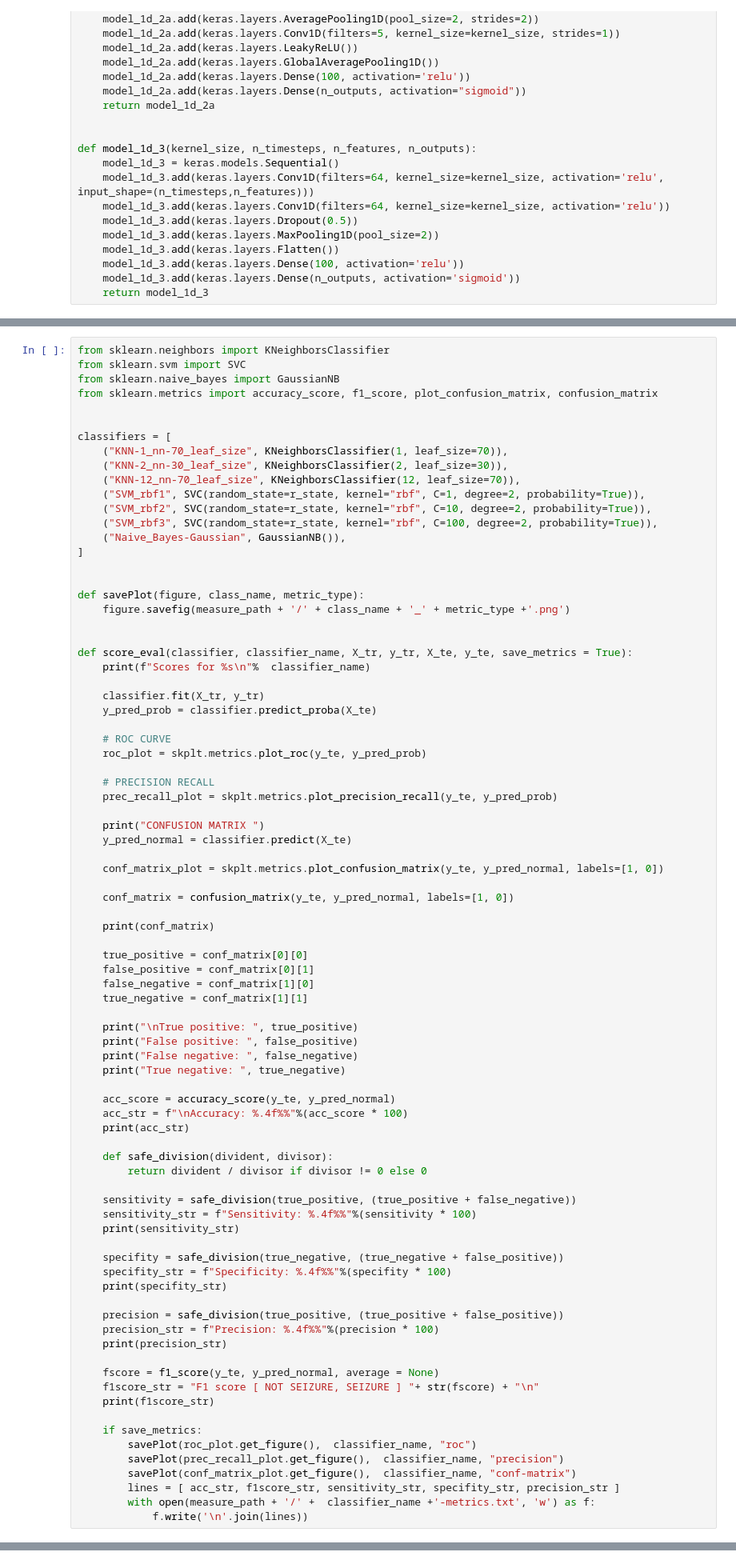
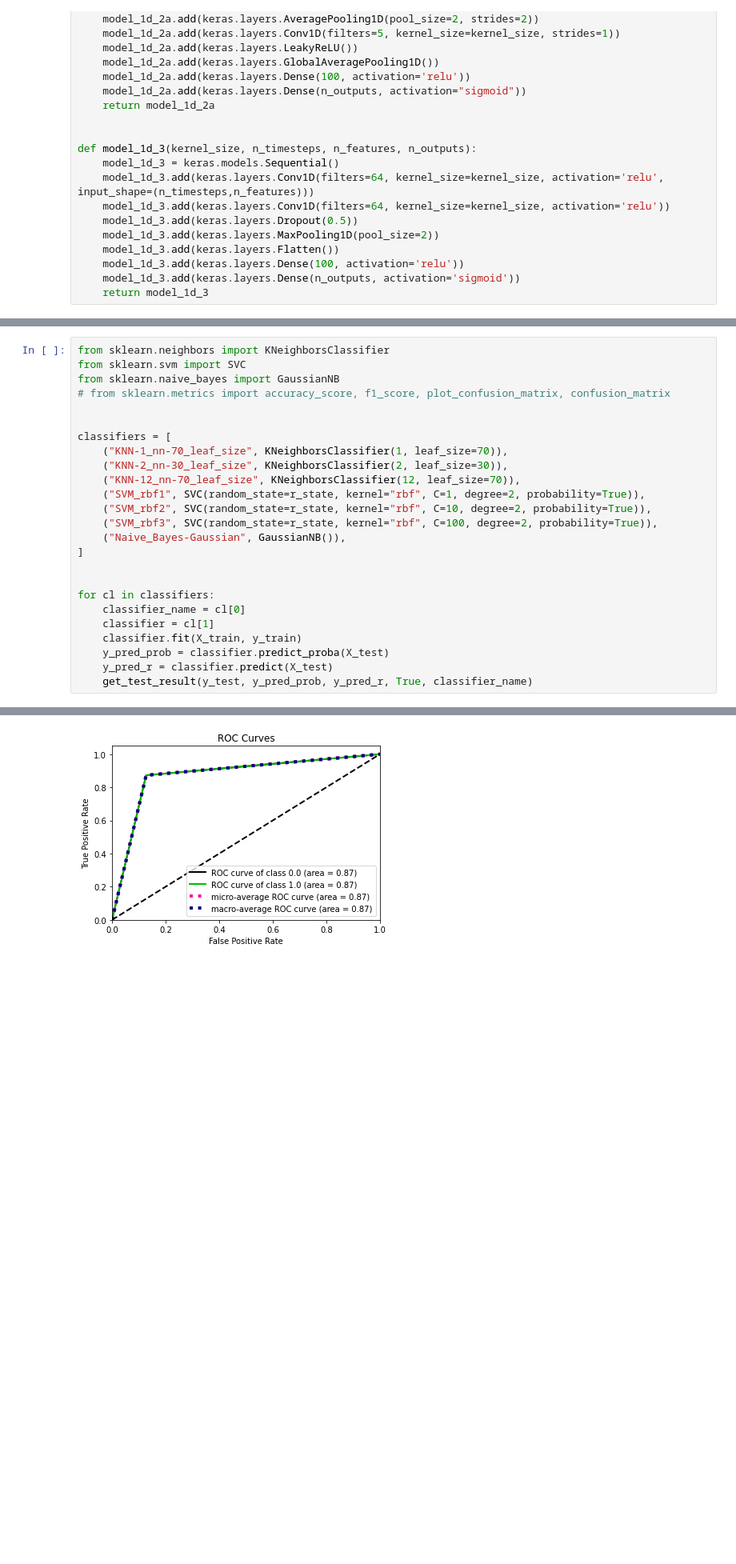
Before and after one commit to dom-zawrotny/dom-zawrotny, a Jupyter notebook: pracaMagisterska.ipynb, the cells around one changed output, grey strips where cells are left out. Shown at 80% size. Cells and saved outputs as stored; diff of their text form; blank space fills up the shorter version.

```diff
--- a/pracaMagisterska.ipynb
+++ b/pracaMagisterska.ipynb
@@ -621,7 +599,7 @@ F1 score [ NOT SEIZURE, SEIZURE ] [0.90617284 0.83549784]
 from sklearn.neighbors import KNeighborsClassifier
 from sklearn.svm import SVC
 from sklearn.naive_bayes import GaussianNB
-from sklearn.metrics import accuracy_score, f1_score, plot_confusion_matrix, confusion_matrix
+# from sklearn.metrics import accuracy_score, f1_score, plot_confusion_matrix, confusion_matrix
 
 
 classifiers = [
@@ -635,68 +613,11 @@ classifiers = [
 ]
 
 
-def savePlot(figure, class_name, metric_type):
-    figure.savefig(measure_path + '/' + class_name + '_' + metric_type +'.png')
-
-
-def score_eval(classifier, classifier_name, X_tr, y_tr, X_te, y_te, save_metrics = True):
-    print(f"Scores for %s\n"%  classifier_name)
-
-    classifier.fit(X_tr, y_tr)
-    y_pred_prob = classifier.predict_proba(X_te)
-
-    # ROC CURVE
-    roc_plot = skplt.metrics.plot_roc(y_te, y_pred_prob)
-
-    # PRECISION RECALL
-    prec_recall_plot = skplt.metrics.plot_precision_recall(y_te, y_pred_prob)
-
-    print("CONFUSION MATRIX ")
-    y_pred_normal = classifier.predict(X_te)
-
-    conf_matrix_plot = skplt.metrics.plot_confusion_matrix(y_te, y_pred_normal, labels=[1, 0])
-
-    conf_matrix = confusion_matrix(y_te, y_pred_normal, labels=[1, 0])
-
-    print(conf_matrix)
-
-    true_positive = conf_matrix[0][0]
-    false_positive = conf_matrix[0][1]
-    false_negative = conf_matrix[1][0]
-    true_negative = conf_matrix[1][1]
-
-    print("\nTrue positive: ", true_positive)
-    print("False positive: ", false_positive)
-    print("False negative: ", false_negative)
-    print("True negative: ", true_negative)
-
-    acc_score = accuracy_score(y_te, y_pred_normal)
-    acc_str = f"\nAccuracy: %.4f%%"%(acc_score * 100)
-    print(acc_str)
-
-    def safe_division(divident, divisor):
-        return divident / divisor if divisor != 0 else 0
-
-    sensitivity = safe_division(true_positive, (true_positive + false_negative))
-    sensitivity_str = f"Sensitivity: %.4f%%"%(sensitivity * 100)
-    print(sensitivity_str)
-
-    specifity = safe_division(true_negative, (true_negative + false_positive))
-    specifity_str = f"Specificity: %.4f%%"%(specifity * 100)
-    print(specifity_str)
-
-    precision = safe_division(true_positive, (true_positive + false_positive))
-    precision_str = f"Precision: %.4f%%"%(precision * 100)
-    print(precision_str)
-
-    fscore = f1_score(y_te, y_pred_normal, average = None)
-    f1score_str = "F1 score [ NOT SEIZURE, SEIZURE ] "+ str(fscore) + "\n"
-    print(f1score_str)
-
-    if save_metrics:
-        savePlot(roc_plot.get_figure(),  classifier_name, "roc")
-        savePlot(prec_recall_plot.get_figure(),  classifier_name, "precision")
-        savePlot(conf_matrix_plot.get_figure(),  classifier_name, "conf-matrix")
-        lines = [ acc_str, f1score_str, sensitivity_str, specifity_str, precision_str ]
-        with open(measure_path + '/' +  classifier_name +'-metrics.txt', 'w') as f:
-            f.write('\n'.join(lines))
+for cl in classifiers:
+    classifier_name = cl[0]
+    classifier = cl[1]
+    classifier.fit(X_train, y_train)
+    y_pred_prob = classifier.predict_proba(X_test)
+    y_pred_r = classifier.predict(X_test)
+    get_test_result(y_test, y_pred_prob, y_pred_r, True, classifier_name)
+# %% [output]
@@ -702,0 +641 @@ def score_eval(classifier, classifier_name, X_tr, y_tr, X_te, y_te, save_metrics
+[figure, added]
```
Also changed, not shown: parts of 8 cells of this notebook.
